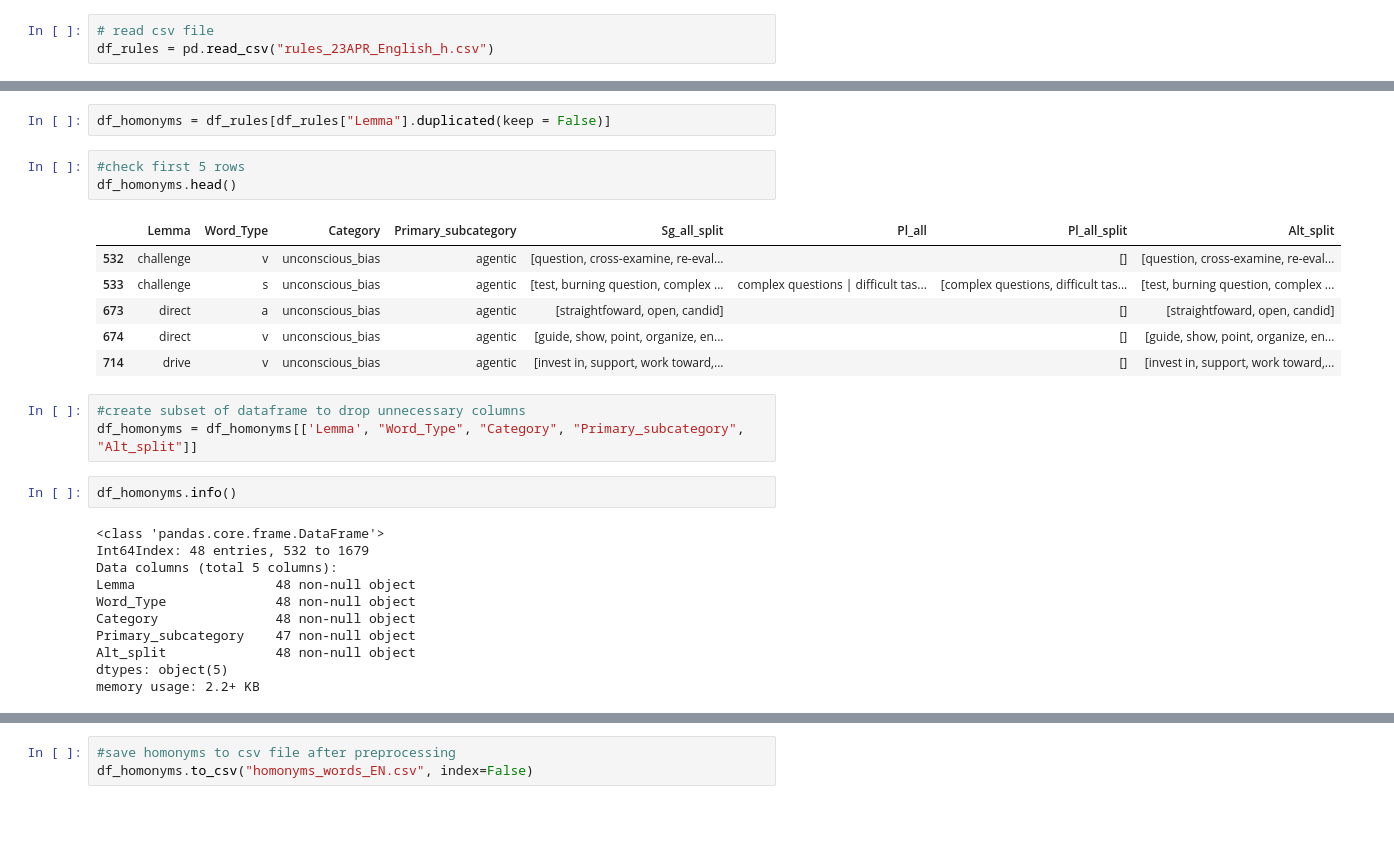
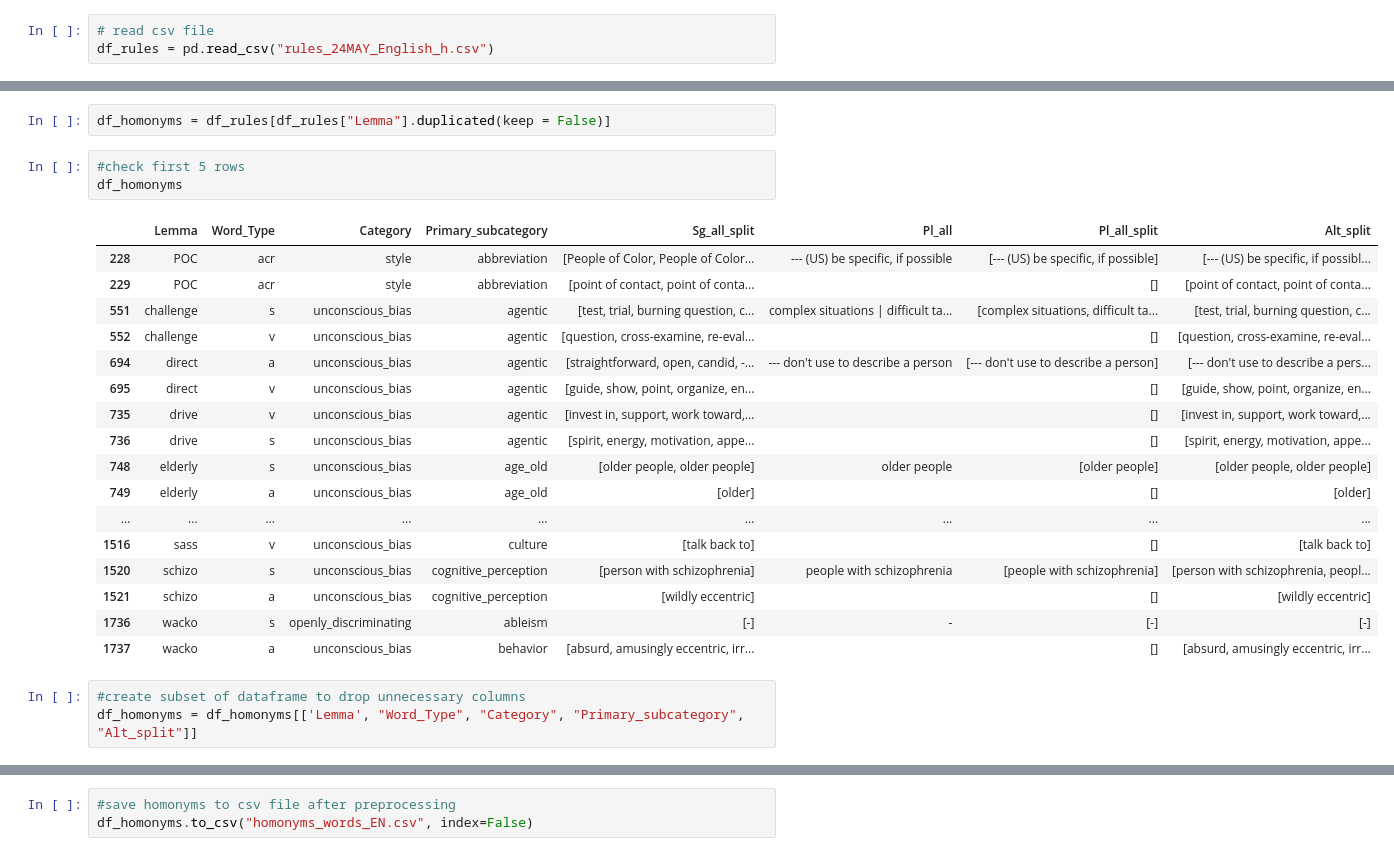
Before and after one commit to witty-works/nlp_jupyter_notebook, a Jupyter notebook: rules_pre-processing_english.ipynb, the cells around one changed output, grey strips where cells are left out. Cells and saved outputs as stored; diff of their text form; blank space fills up the shorter version.

```diff
--- a/rules_pre-processing_english.ipynb
+++ b/rules_pre-processing_english.ipynb
@@ -121,6 +233,6 @@ def split_words_sentences(df):
 # %%
 # read csv file
-df_rules = pd.read_csv("rules_23APR_English_h.csv")
+df_rules = pd.read_csv("rules_24MAY_English_h.csv")
 # %%
 df_rules.info()
 # %% [output]
@@ -286,27 +397,25 @@ df_rules["Lemma"].duplicated(keep = False).sum()
 df_homonyms = df_rules[df_rules["Lemma"].duplicated(keep = False)]
 # %%
 #check first 5 rows
-df_homonyms.head()
+df_homonyms
 # %% [output]
 |  | Lemma | Word_Type | Category | Primary_subcategory | Sg_all_split | Pl_all | Pl_all_split | Alt_split |
-| 532 | challenge | v | unconscious_bias | agentic | [question, cross-examine, re-eval... |  | [] | [question, cross-examine, re-eval... |
-| 533 | challenge | s | unconscious_bias | agentic | [test, burning question, complex ... | complex questions | difficult tas... | [complex questions, difficult tas... | [test, burning question, complex ... |
-| 673 | direct | a | unconscious_bias | agentic | [straightfoward, open, candid] |  | [] | [straightfoward, open, candid] |
-| 674 | direct | v | unconscious_bias | agentic | [guide, show, point, organize, en... |  | [] | [guide, show, point, organize, en... |
-| 714 | drive | v | unconscious_bias | agentic | [invest in, support, work toward,... |  | [] | [invest in, support, work toward,... |
+| 228 | POC | acr | style | abbreviation | [People of Color, People of Color... | --- (US) be specific, if possible | [--- (US) be specific, if possible] | [--- (US) be specific, if possibl... |
+| 229 | POC | acr | style | abbreviation | [point of contact, point of conta... |  | [] | [point of contact, point of conta... |
+| 551 | challenge | s | unconscious_bias | agentic | [test, trial, burning question, c... | complex situations | difficult ta... | [complex situations, difficult ta... | [test, trial, burning question, c... |
+| 552 | challenge | v | unconscious_bias | agentic | [question, cross-examine, re-eval... |  | [] | [question, cross-examine, re-eval... |
+| 694 | direct | a | unconscious_bias | agentic | [straightforward, open, candid, -... | --- don't use to describe a person | [--- don't use to describe a person] | [--- don't use to describe a pers... |
+| 695 | direct | v | unconscious_bias | agentic | [guide, show, point, organize, en... |  | [] | [guide, show, point, organize, en... |
+| 735 | drive | v | unconscious_bias | agentic | [invest in, support, work toward,... |  | [] | [invest in, support, work toward,... |
+| 736 | drive | s | unconscious_bias | agentic | [spirit, energy, motivation, appe... |  | [] | [spirit, energy, motivation, appe... |
+| 748 | elderly | s | unconscious_bias | age_old | [older people, older people] | older people | [older people] | [older people, older people] |
+| 749 | elderly | a | unconscious_bias | age_old | [older] |  | [] | [older] |
+| ... | ... | ... | ... | ... | ... | ... | ... | ... |
+| 1516 | sass | v | unconscious_bias | culture | [talk back to] |  | [] | [talk back to] |
+| 1520 | schizo | s | unconscious_bias | cognitive_perception | [person with schizophrenia] | people with schizophrenia | [people with schizophrenia] | [person with schizophrenia, peopl... |
+| 1521 | schizo | a | unconscious_bias | cognitive_perception | [wildly eccentric] |  | [] | [wildly eccentric] |
+| 1736 | wacko | s | openly_discriminating | ableism | [-] | - | [-] | [-] |
+| 1737 | wacko | a | unconscious_bias | behavior | [absurd, amusingly eccentric, irr... |  | [] | [absurd, amusingly eccentric, irr... |
 # %%
 #create subset of dataframe to drop unnecessary columns
 df_homonyms = df_homonyms[['Lemma', "Word_Type", "Category", "Primary_subcategory", "Alt_split"]]
-# %%
-df_homonyms.info()
-# %% [output]
-<class 'pandas.core.frame.DataFrame'>
-Int64Index: 48 entries, 532 to 1679
-Data columns (total 5 columns):
-Lemma                  48 non-null object
-Word_Type              48 non-null object
-Category               48 non-null object
-Primary_subcategory    47 non-null object
-Alt_split              48 non-null object
-dtypes: object(5)
-memory usage: 2.2+ KB
```
Also changed, not shown: parts of 51 cells of this notebook.
